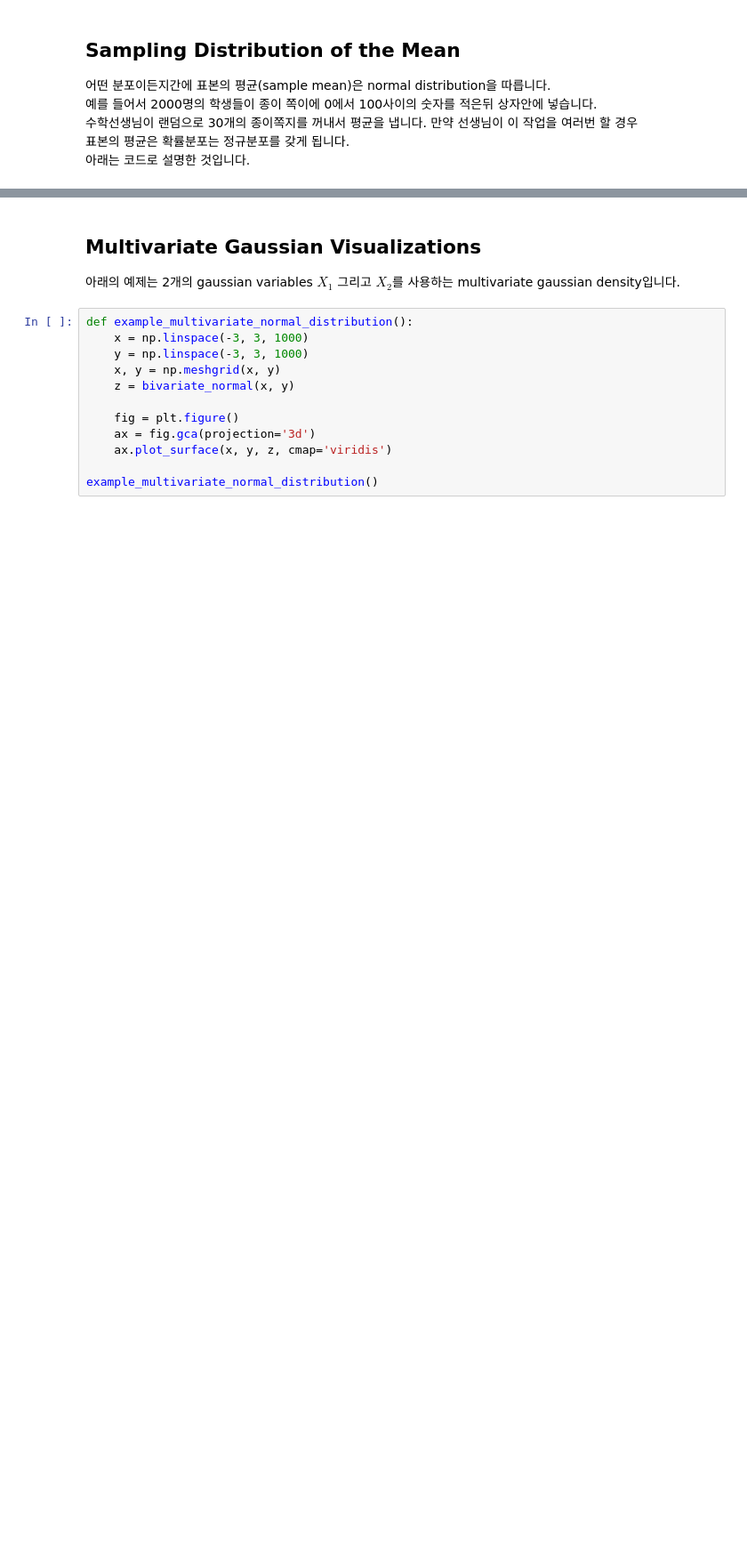
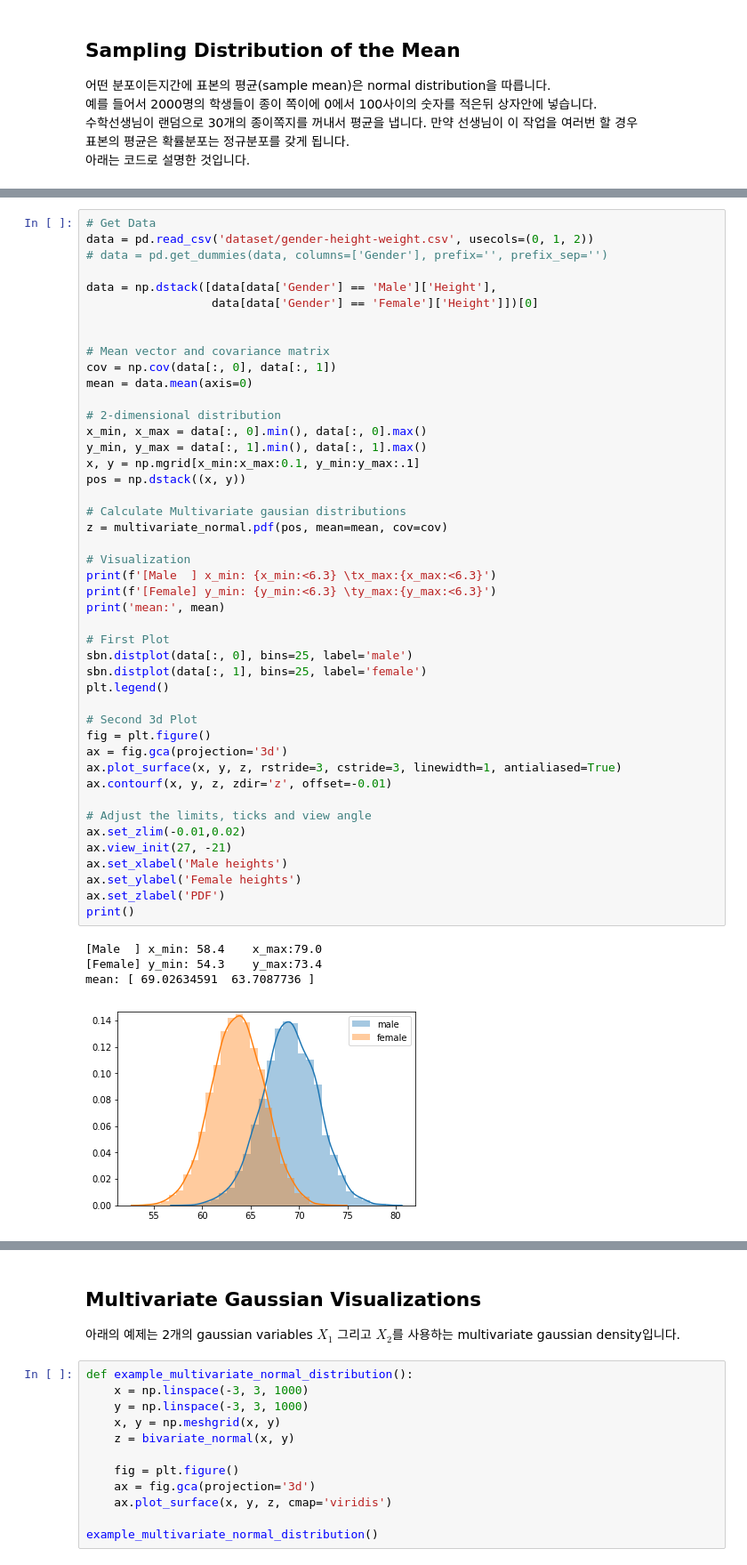
Before and after one commit to AndersonJo/gaussian-process, a Jupyter notebook: (multivariate)-normal-distribution.ipynb, the cells around one changed output, grey strips where cells are left out. Shown at 89% size. Saved outputs shown, nothing was run; the diff lists cells and outputs as text; blank space fills up the shorter version.

```diff
--- a/(multivariate)-normal-distribution.ipynb
+++ b/(multivariate)-normal-distribution.ipynb
@@ -274,0 +224,50 @@ array([[ 0.05154426,  0.05030454],
+# %%
+# Get Data
+data = pd.read_csv('dataset/gender-height-weight.csv', usecols=(0, 1, 2))
+# data = pd.get_dummies(data, columns=['Gender'], prefix='', prefix_sep='')
+
+data = np.dstack([data[data['Gender'] == 'Male']['Height'],
+                  data[data['Gender'] == 'Female']['Height']])[0]
+
+
+# Mean vector and covariance matrix
+cov = np.cov(data[:, 0], data[:, 1])
+mean = data.mean(axis=0)
+
+# 2-dimensional distribution
+x_min, x_max = data[:, 0].min(), data[:, 0].max()
+y_min, y_max = data[:, 1].min(), data[:, 1].max()
+x, y = np.mgrid[x_min:x_max:0.1, y_min:y_max:.1]
+pos = np.dstack((x, y))
+
+# Calculate Multivariate gausian distributions
+z = multivariate_normal.pdf(pos, mean=mean, cov=cov)
+
+# Visualization
+print(f'[Male  ] x_min: {x_min:<6.3} \tx_max:{x_max:<6.3}')
+print(f'[Female] y_min: {y_min:<6.3} \ty_max:{y_max:<6.3}')
+print('mean:', mean)
+
+# First Plot
+sbn.distplot(data[:, 0], bins=25, label='male')
+sbn.distplot(data[:, 1], bins=25, label='female')
+plt.legend()
+
+# Second 3d Plot
+fig = plt.figure()
+ax = fig.gca(projection='3d')
+ax.plot_surface(x, y, z, rstride=3, cstride=3, linewidth=1, antialiased=True)
+ax.contourf(x, y, z, zdir='z', offset=-0.01)
+
+# Adjust the limits, ticks and view angle
+ax.set_zlim(-0.01,0.02)
+ax.view_init(27, -21)
+ax.set_xlabel('Male heights')
+ax.set_ylabel('Female heights')
+ax.set_zlabel('PDF')
+print()
+# %% [output]
+[Male  ] x_min: 58.4    x_max:79.0
+[Female] y_min: 54.3    y_max:73.4
+mean: [ 69.02634591  63.7087736 ]
+[figure, added]
```
Also changed, not shown: parts of 14 cells of this notebook, 3 other files.
